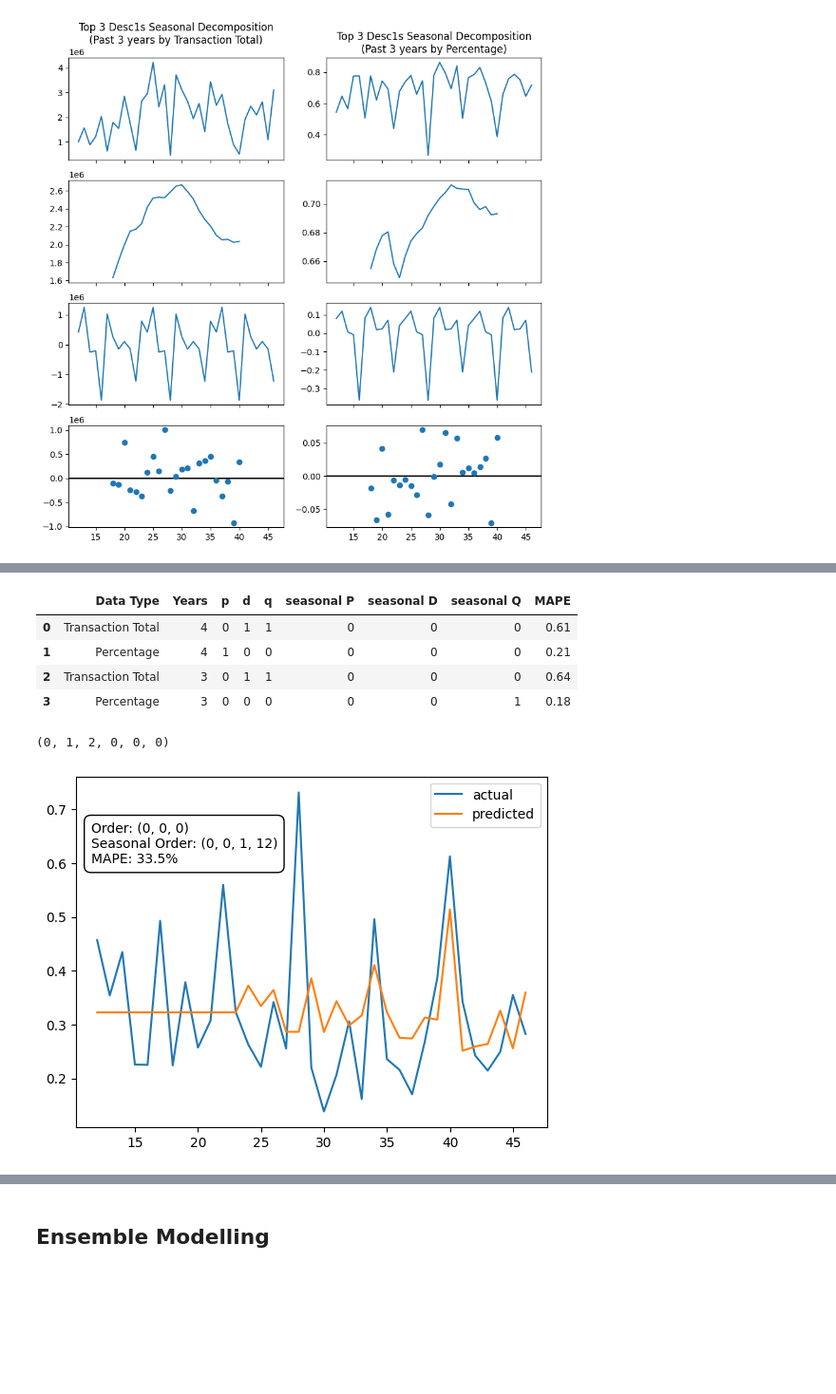
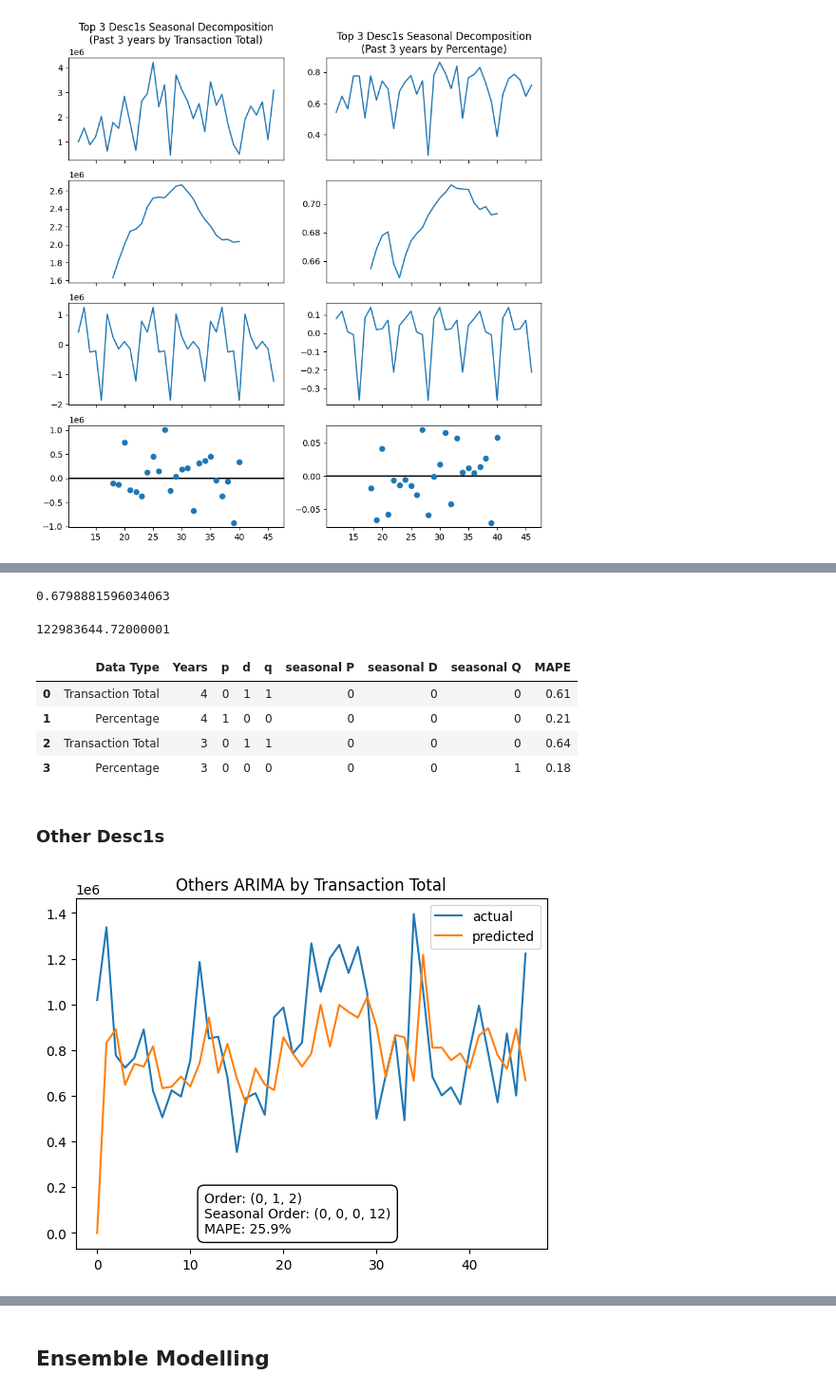
Before and after one commit to lelandjmurrin/Acquisition_Due_Dilligence_Capstone_Project, a Jupyter notebook: GeneralLedgerTxns_Models.ipynb, the cells around one changed output, grey strips where cells are left out. Shown at 95% size. Drawn from its saved outputs; the diff is of its cells as text; code cells hidden in the pictures; blank space fills up the shorter version.

```diff
--- a/GeneralLedgerTxns_Models.ipynb
+++ b/GeneralLedgerTxns_Models.ipynb
@@ -665 +684,9 @@ plt.annotate(
+# %%
+(dh.df.groupby("desc1").txn_amt.sum().sort_values(ascending = False)/dh.df.txn_amt.sum()).head(3).sum()
+# %% [output]
+0.6798881596034063
+# %%
+dh.df.txn_amt.sum()
+# %% [output]
+122983644.72000001
 # %%
@@ -684,17 +711,16 @@ df_arima_models = pd.concat([s_plot1, s_plot2, s_plot3, s_plot4], axis = 1).appl
 | 1 | Percentage | 4 | 1 | 0 | 0 | 0 | 0 | 0 | 0.21 |
 | 2 | Transaction Total | 3 | 0 | 1 | 1 | 0 | 0 | 0 | 0.64 |
 | 3 | Percentage | 3 | 0 | 0 | 0 | 0 | 0 | 1 | 0.18 |
-# %%
-(0,1,2) + (0,0,0, 12)[:-1]
-# %% [output]
-(0, 1, 2, 0, 0, 0)
+# %% [markdown]
+### Other Desc1s
 # %%
-other_ts = (dh.df.query("desc1 not in @TOP3_DESC1_LIST").groupby("period_fyear").txn_amt.sum().rename("Top 3 Desc1s Seasonal Decomposition\n(Past 4 years by Transaction)")/total_ts)[12:]
+other_ts = (dh.df.query("desc1 not in @TOP3_DESC1_LIST").groupby("period_fyear").txn_amt.sum().rename("Top 3 Desc1s Seasonal Decomposition\n(Past 4 years by Transaction)"))
 s_model_other, mape_other = run_arima(other_ts, plot = True)
+plt.title("Others ARIMA by Transaction Total")
 plt.annotate(
                 f"Order: {s_model_other.get_params()['order']}\nSeasonal Order: {s_model_other.get_params()['seasonal_order']}\nMAPE: {round(mape_other*100, 1)}%",
                 xy = (11.5, 0.6),
                 bbox = dict(boxstyle = "round, pad = 0.5", facecolor = "white")
             );
 # %% [output]
-[figure, old version]
+[figure, new version]
```
Also changed, not shown: parts of 28 cells of this notebook, 3 other files.
